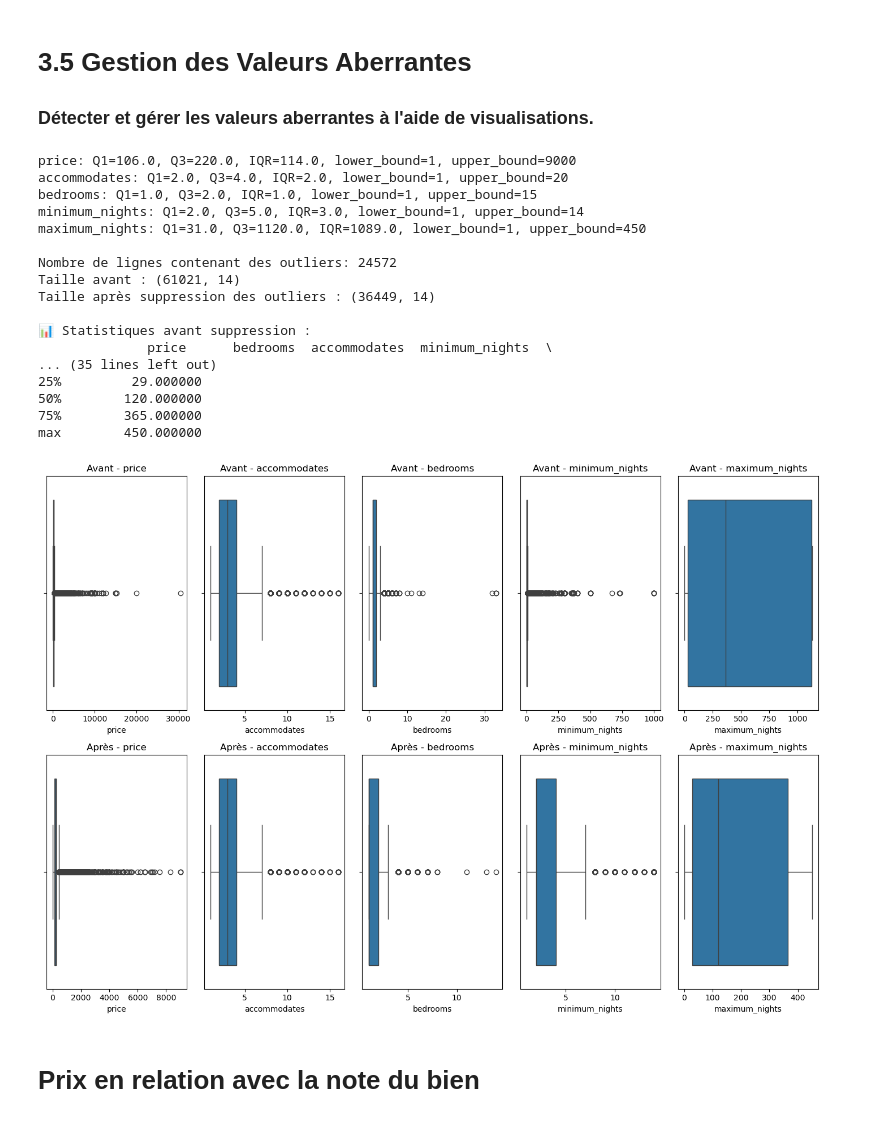
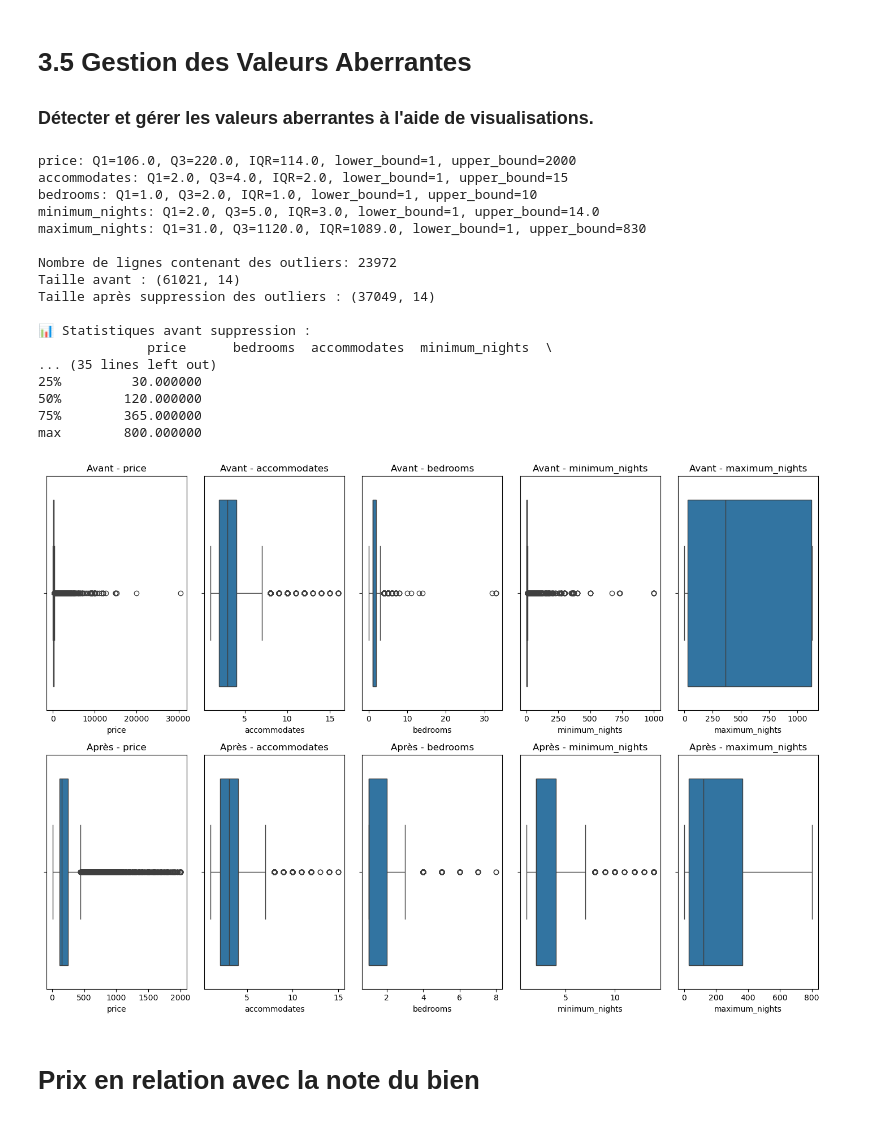
Before and after one commit to TheoPERSONNE/ProjetAirBNB, a Jupyter notebook: AirBnBDataSet.ipynb, the cells around one changed output. Saved outputs shown, nothing was run; the diff lists cells and outputs as text; code cells hidden in the pictures.

```diff
--- a/AirBnBDataSet.ipynb
+++ b/AirBnBDataSet.ipynb
@@ -227,18 +227,18 @@ def remove_outliers_iqr(df, columns):
         IQR = Q3 - Q1
 
         lower_bound = max(Q1 - 1.5 * IQR, 1)  # Empêche les valeurs négatives
-        upper_bound = Q3 + 1.5 * IQR
+        upper_bound = Q3 + 3 * IQR
 
         if col == 'price':
-            upper_bound = max(upper_bound, 9000)
+            upper_bound = max(upper_bound, 2000)
         elif col == 'bedrooms':
+            upper_bound = max(upper_bound, 10)
+        elif col == 'accommodates':
             upper_bound = max(upper_bound, 15)
-        elif col == 'accommodates':
-            upper_bound = max(upper_bound, 20)
         elif col == 'minimum_nights':
             upper_bound = max(upper_bound, 14)
         elif col == 'maximum_nights':
-            upper_bound = min(upper_bound, 450)
+            upper_bound = min(upper_bound, 830)
 
         outliers[col] = (df[col] < lower_bound) | (df[col] > upper_bound)
         outliers_rows.extend(df[outliers[col]].index)
@@ -258,43 +258,43 @@ print(f"Taille après suppression des outliers : {df_cleaned_no_outliers.shape}"
 
 print("\n📊 Statistiques avant suppression :")
 print(df_cleaned[["price", "bedrooms", 'accommodates', 'minimum_nights', "maximum_nights"]].describe())
 
 print("\n📊 Statistiques après suppression :")
 print(df_cleaned_no_outliers[["price", "bedrooms", 'accommodates', 'minimum_nights', "maximum_nights"]].describe())
 
 plt.figure(figsize=(14, 10))
 
 for i, col in enumerate(colonnes_pertinentes, 1):
     plt.subplot(2, 5, i)
     sns.boxplot(data=df_cleaned, x=col)
     plt.title(f"Avant - {col}")
 
 for i, col in enumerate(colonnes_pertinentes, 1):
     plt.subplot(2, 5, i + 5)
     sns.boxplot(data=df_cleaned_no_outliers, x=col)
     plt.title(f"Après - {col}")
 
 plt.tight_layout()
 plt.show()
 # %% [output]
-price: Q1=106.0, Q3=220.0, IQR=114.0, lower_bound=1, upper_bound=9000
-accommodates: Q1=2.0, Q3=4.0, IQR=2.0, lower_bound=1, upper_bound=20
-bedrooms: Q1=1.0, Q3=2.0, IQR=1.0, lower_bound=1, upper_bound=15
-minimum_nights: Q1=2.0, Q3=5.0, IQR=3.0, lower_bound=1, upper_bound=14
-maximum_nights: Q1=31.0, Q3=1120.0, IQR=1089.0, lower_bound=1, upper_bound=450
+price: Q1=106.0, Q3=220.0, IQR=114.0, lower_bound=1, upper_bound=2000
+accommodates: Q1=2.0, Q3=4.0, IQR=2.0, lower_bound=1, upper_bound=15
+bedrooms: Q1=1.0, Q3=2.0, IQR=1.0, lower_bound=1, upper_bound=10
+minimum_nights: Q1=2.0, Q3=5.0, IQR=3.0, lower_bound=1, upper_bound=14.0
+maximum_nights: Q1=31.0, Q3=1120.0, IQR=1089.0, lower_bound=1, upper_bound=830
 
-Nombre de lignes contenant des outliers: 24572
+Nombre de lignes contenant des outliers: 23972
 Taille avant : (61021, 14)
-Taille après suppression des outliers : (36449, 14)
+Taille après suppression des outliers : (37049, 14)
 
 📊 Statistiques avant suppression :
               price      bedrooms  accommodates  minimum_nights  \
 ... (35 lines left out)
-25%         29.000000
+25%         30.000000
 50%        120.000000
 75%        365.000000
-max        450.000000
+max        800.000000
-[figure, old version]
+[figure, new version]
 # %% [markdown]
 # Prix en relation avec la note du bien
 # %%
```
Also changed, not shown: parts of 6 cells of this notebook.
